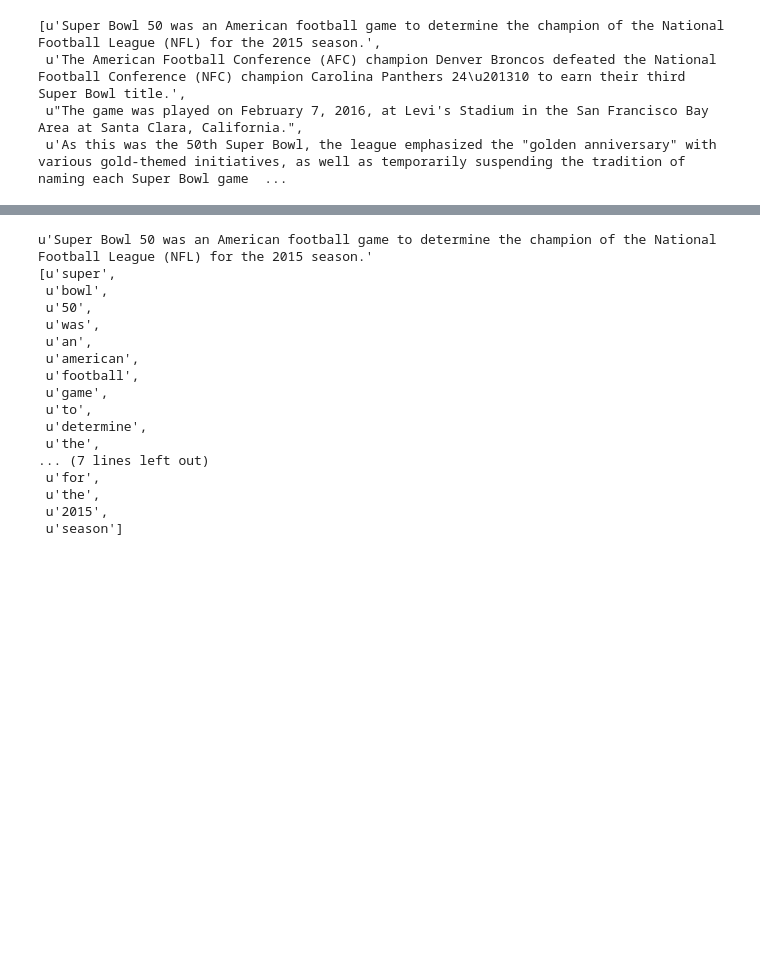
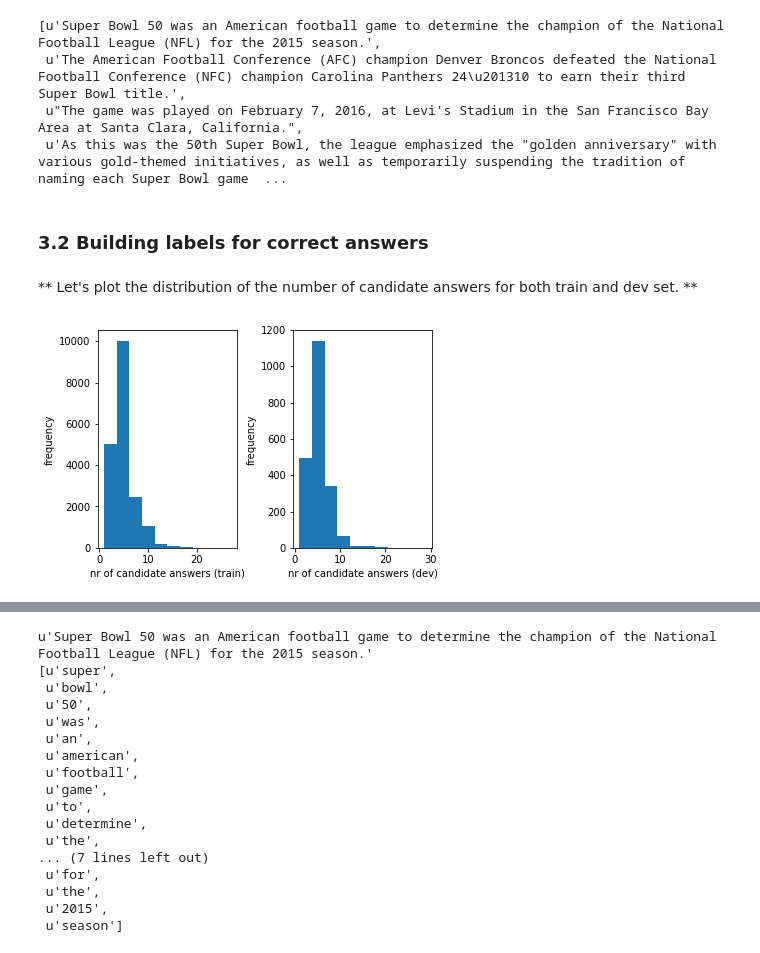
Before and after one commit to Tudor67/Sentence-Selection-For-Question-Answering, a Jupyter notebook: src/data_preprocessing.ipynb, the cells around one changed output, grey strips where cells are left out. Saved outputs shown, nothing was run; the diff lists cells and outputs as text; code cells hidden in the pictures; blank space fills up the shorter version.

Commit message:
added labels for correct answers in data_preprocessing.ipynb

```diff
--- a/src/data_preprocessing.ipynb
+++ b/src/data_preprocessing.ipynb
@@ -101,3 +104,5 @@ pprint(dev['data'][0]['paragraphs'][0]['context_sentences'])
  u'The American Football Conference (AFC) champion Denver Broncos defeated the National Football Conference (NFC) champion Carolina Panthers 24\u201310 to earn their third Super Bowl title.',
  u"The game was played on February 7, 2016, at Levi's Stadium in the San Francisco Bay Area at Santa Clara, California.",
  u'As this was the 50th Super Bowl, the league emphasized the "golden anniversary" with various gold-themed initiatives, as well as temporarily suspending the tradition of naming each Super Bowl game  ...
+# %% [markdown]
+### 3.2 Building labels for correct answers
@@ -103,0 +137,40 @@ pprint(dev['data'][0]['paragraphs'][0]['context_sentences'])
+# %% [markdown]
+** Let's plot the distribution of the number of candidate answers for both train and dev set. **
+# %%
+%matplotlib inline
+import matplotlib.pyplot as plt
+
+
+def get_all_nr_candidate_answers(dataset):
+    all_nr_candidate_answers = list()
+    for article in dataset['data']:
+        for qas_context in article['paragraphs']:
+            all_nr_candidate_answers.append(qas_context['nr_candidate_answers'])
+
+    return all_nr_candidate_answers
+
+
+def show_hist_for_candidate_answers(dataset):
+    x = get_all_nr_candidate_answers(dataset)
+    my_plot = plt.hist(x)
+    return my_plot
+
+
+def show_both_hists_for_candidate_answers(train, dev):
+    x_train = get_all_nr_candidate_answers(train)
+    x_dev = get_all_nr_candidate_answers(dev)
+
+    fig, axs = plt.subplots(1, 2)
+    plt.subplots_adjust(wspace=0.4)
+
+    axs[0].hist(x_train)
+    axs[0].set_xlabel('nr of candidate answers (train)')
+    axs[0].set_ylabel('frequency')
+
+    axs[1].hist(x_dev)
+    axs[1].set_xlabel('nr of candidate answers (dev)')
+    axs[1].set_ylabel('frequency')
+# %%
+show_both_hists_for_candidate_answers(train, dev)
+# %% [output]
+[figure, added]
```
Also changed, not shown: parts of 15 cells of this notebook.
